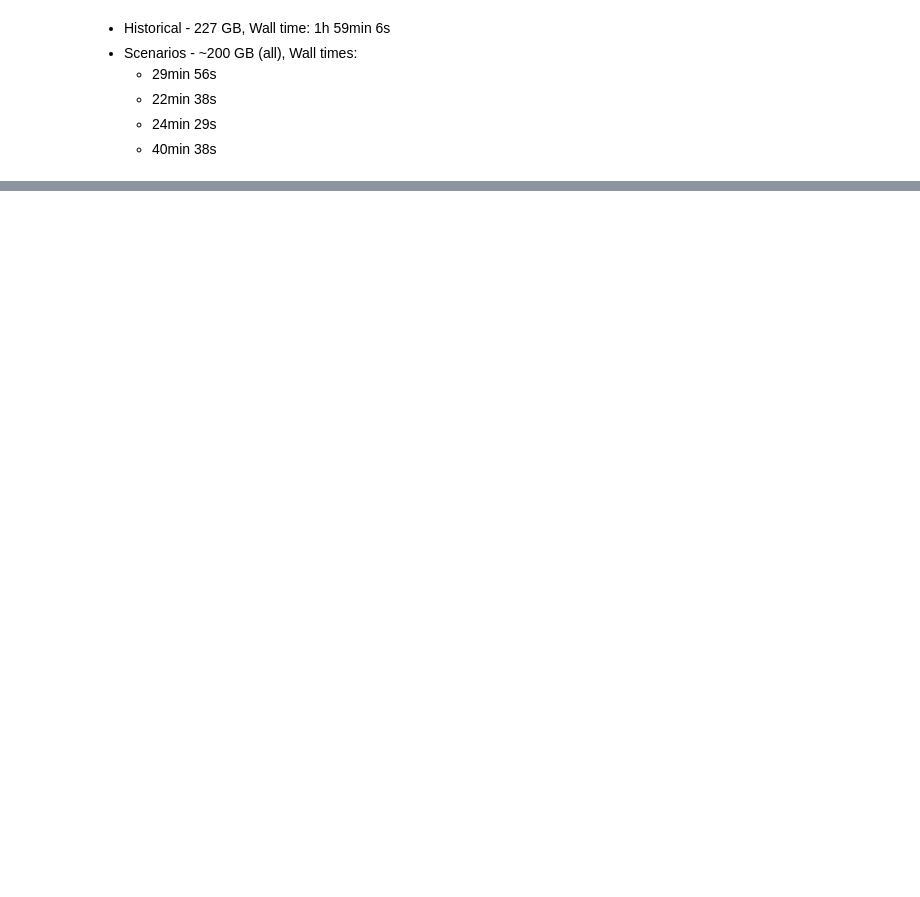
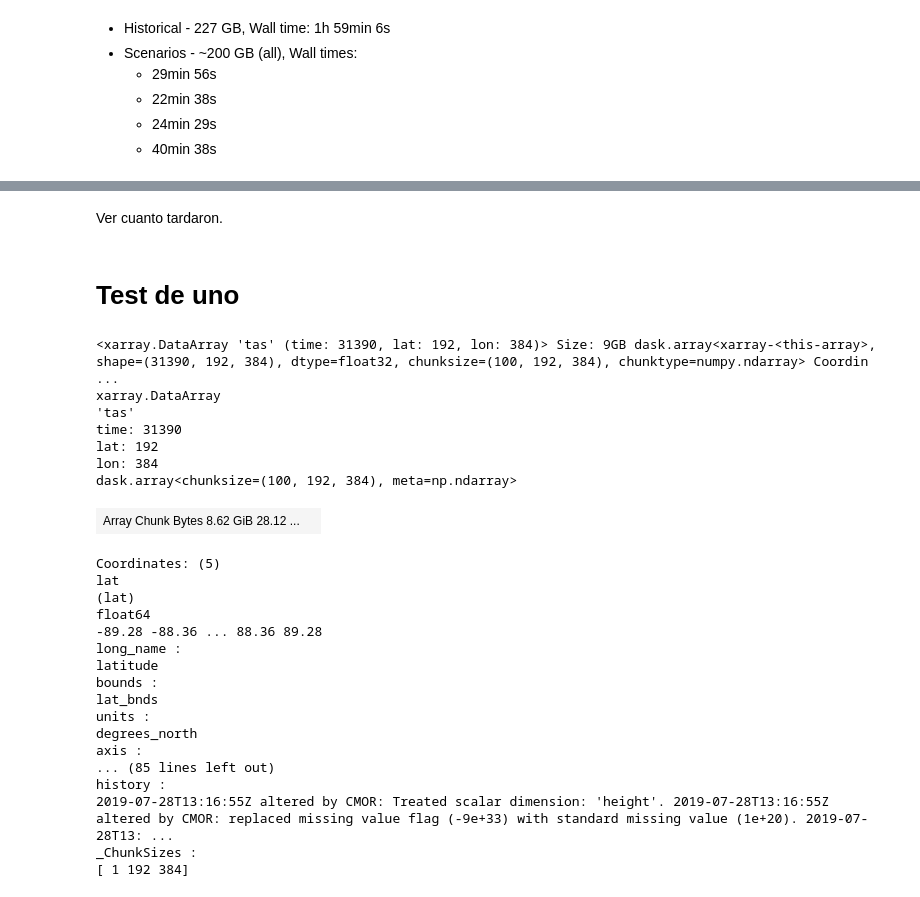
Before and after one commit to SantanderMetGroup/IPCC-Atlas-Datalab, a Jupyter notebook: notebooks/python/esgf-virtual-aggregation/tas.ipynb, the cells around one changed output, grey strips where cells are left out. Saved outputs shown, nothing was run; the diff lists cells and outputs as text; code cells hidden in the pictures; blank space fills up the shorter version.

```diff
--- a/notebooks/python/esgf-virtual-aggregation/tas.ipynb
+++ b/notebooks/python/esgf-virtual-aggregation/tas.ipynb
@@ -383,0 +582,35 @@ Wall time: 40min 38s
+# %% [markdown]
+Ver cuanto tardaron.
+# %% [markdown]
+# Test de uno
+# %%
+a = ssp585_dss[0]["tas"].chunk({"time": 100})
+b = ssp585_dss_pangeo[0]["tas"]
+# %%
+a
+# %% [output]
+<xarray.DataArray 'tas' (time: 31390, lat: 192, lon: 384)> Size: 9GB dask.array<xarray-<this-array>, shape=(31390, 192, 384), dtype=float32, chunksize=(100, 192, 384), chunktype=numpy.ndarray> Coordin ...
+xarray.DataArray
+'tas'
+time: 31390
+lat: 192
+lon: 384
+dask.array<chunksize=(100, 192, 384), meta=np.ndarray>
+| Array Chunk Bytes 8.62 GiB 28.12 ... |  |
+Coordinates: (5)
+lat
+(lat)
+float64
+-89.28 -88.36 ... 88.36 89.28
+long_name :
+latitude
+bounds :
+lat_bnds
+units :
+degrees_north
+axis :
+... (85 lines left out)
+history :
+2019-07-28T13:16:55Z altered by CMOR: Treated scalar dimension: 'height'. 2019-07-28T13:16:55Z altered by CMOR: replaced missing value flag (-9e+33) with standard missing value (1e+20). 2019-07-28T13: ...
+_ChunkSizes :
+[ 1 192 384]
```
Also changed, not shown: parts of 48 cells of this notebook.
